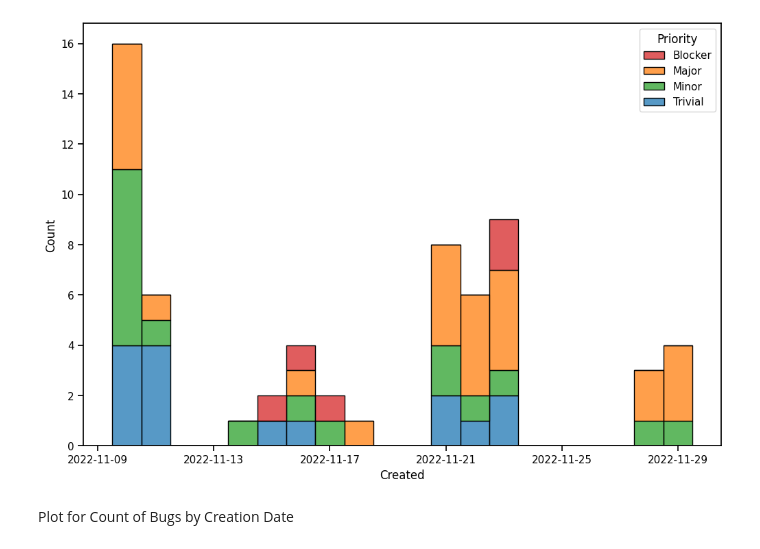
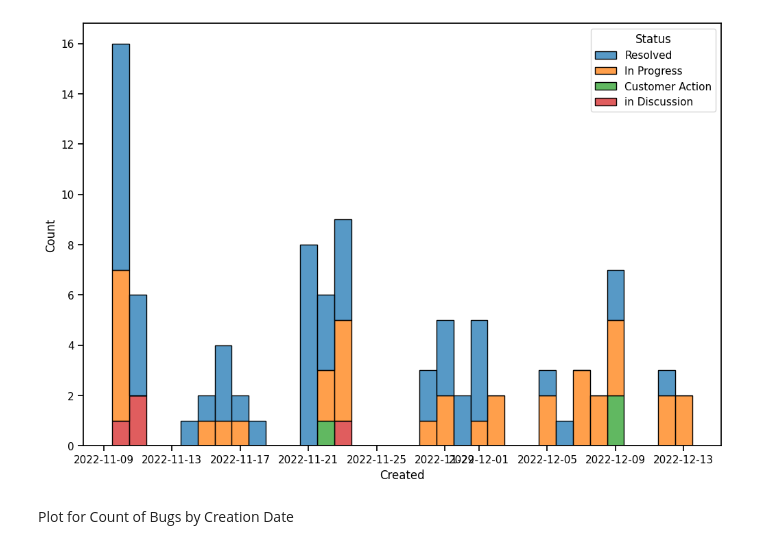
Before and after one commit to jakedaylong/Bug-Reports, a Jupyter notebook: Elemica_Bug_Report.ipynb, the cells around one changed output. Drawn from its saved outputs; the diff is of its cells as text; code cells hidden in the pictures.

```diff
--- a/Elemica_Bug_Report.ipynb
+++ b/Elemica_Bug_Report.ipynb
@@ -19,13 +19,13 @@ bug_df.head()
 | CP-71628 | Report a Bug | Jake Daylong | 2022-12-07 | NMFCNO validation needs to be rem... | In Progress | Blocker | NaN | 2022-12-07 | Venakata Rao Nakka |
 # %%
 fig, ax = plt.subplots(figsize=(12,8))
-palette = {'Blocker':'tab:red', 'Major':'tab:orange', 'Minor':'tab:green', 'Trivial':'tab:blue'}
+palette = {'NaN':'tab:red', 'Fixed':'tab:orange'}
 #palette = ['tab:red', 'tab:orange', 'tab:green', 'tab:blue']
 sns.set_context('notebook')
-sns.histplot(data=bug_df, x='Created', hue='Priority', multiple='stack', palette=palette)
+sns.histplot(data=bug_df, x='Created', hue='Status', multiple='stack')
 plt.savefig(fname='count_of_bugs_creation_date')
 # %% [output]
-[figure, old version]
+[figure, new version]
 # %% [markdown]
 Plot for Count of Bugs by Creation Date
 # %%
```
Also changed, not shown: parts of 2 cells of this notebook, 3 other files.
